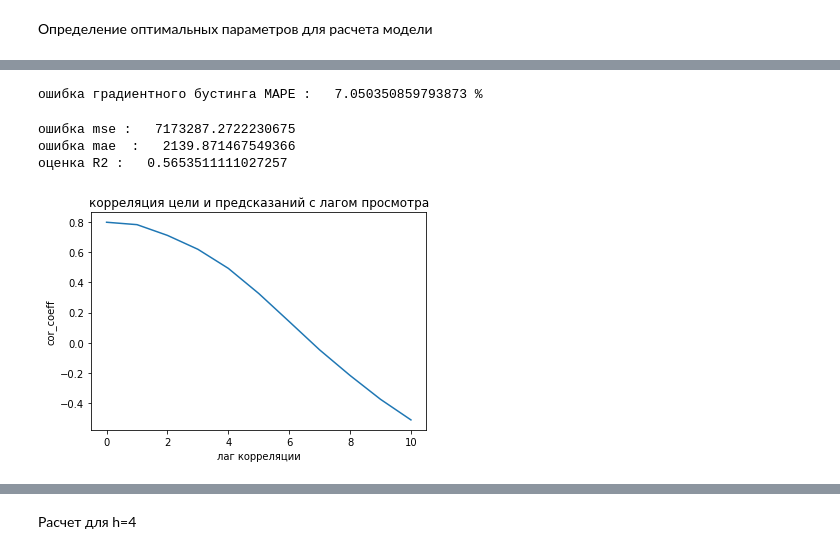
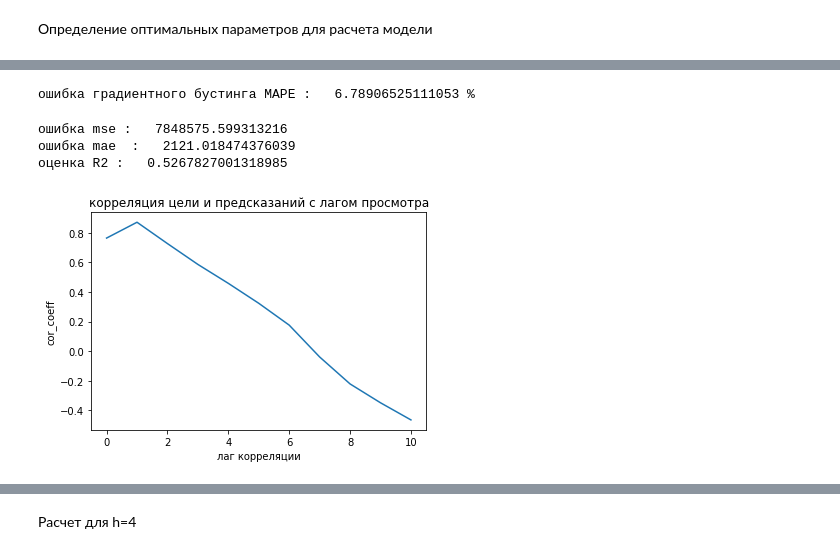
Before and after one commit to superpavelka/Machine-Learning-in-Business, a Jupyter notebook: Task4/Task4.ipynb, the cells around one changed output, grey strips where cells are left out. Saved outputs shown, nothing was run; the diff lists cells and outputs as text; code cells hidden in the pictures.

```diff
--- a/Task4/Task4.ipynb
+++ b/Task4/Task4.ipynb
@@ -97,7 +106,7 @@ model_gr =GradientBoostingRegressor()
 
 random_search = RandomizedSearchCV(model_gr, param_distributions=param_dist, n_iter=n_iter_search, cv=5, iid=False)
 
-random_search.fit(X_train, Y_train)
+random_search.fit(X_train_1, Y_train_1)
 
 report(random_search.cv_results_)
 # %% [output]
@@ -123,6 +130,6 @@ Parameters: {'n_estimators': 300, 'max_depth': 14}
 # %%
-model_data_1 = GradientBoostingRegressor(max_depth=1, random_state=0, n_estimators=200)
+model_data_1 = GradientBoostingRegressor(max_depth=3, random_state=0, n_estimators=1200)
 # %%
-model_data_1.fit( X_train, Y_train )
+model_data_1.fit( X_train_1, Y_train_1 )
 # %% [output]
 GradientBoostingRegressor(alpha=0.9, criterion='friedman_mse', init=None,
@@ -134,7 +141,7 @@ GradientBoostingRegressor(alpha=0.9, criterion='friedman_mse', init=None,
              random_state=0, subsample=1.0, tol=0.0001,
              validation_fraction=0.1, verbose=0, warm_start=False)
 # %%
-Y_test_pred_1 = model_data_1.predict(X_test)
+Y_test_pred_1 = model_data_1.predict(X_test_1)
 # %%
 plt.figure( figsize=( 15, 7 ))
 plt.xlabel('Время')
@@ -151,32 +158,32 @@ def mean_absolute_percentage_error(y_true, y_pred):
     y_true, y_pred = np.array(y_true), np.array(y_pred)
     return np.mean(np.abs((y_true - y_pred) / y_true)) * 100
 # %%
-er_1_mape = mean_absolute_percentage_error(Y_test,Y_test_pred_1)
+er_1_mape = mean_absolute_percentage_error(Y_test_1,Y_test_pred_1)
 
 print('ошибка градиентного бустинга MAPE :  ', er_1_mape,'%')
 # %% [output]
-ошибка градиентного бустинга MAPE :   7.050350859793873 %
+ошибка градиентного бустинга MAPE :   6.78906525111053 %
 # %%
-er_1_mse = mean_squared_error(Y_test, Y_test_pred_1)
-er_1_mae = mean_absolute_error(Y_test, Y_test_pred_1)
-er_1_r2 = r2_score(Y_test, Y_test_pred_1)
+er_1_mse = mean_squared_error(Y_test_1, Y_test_pred_1)
+er_1_mae = mean_absolute_error(Y_test_1, Y_test_pred_1)
+er_1_r2 = r2_score(Y_test_1, Y_test_pred_1)
 
 print('ошибка mse :  ', er_1_mse,'\nошибка mae  :  ', er_1_mae,'\nоценка R2 :  ', er_1_r2)
 # %% [output]
-ошибка mse :   7173287.2722230675
-ошибка mae  :   2139.871467549366
-оценка R2 :   0.5653511111027257
+ошибка mse :   7848575.599313216
+ошибка mae  :   2121.018474376039
+оценка R2 :   0.5267827001318985
 # %%
 lag=10
-p_cor=[np.corrcoef(Y_test, Y_test_pred_1)[1,0]]
+p_cor=[np.corrcoef(Y_test_1, Y_test_pred_1)[1,0]]
 for i in range(lag):
-    c=np.corrcoef( Y_test[:-(i+1)], Y_test_pred_1[(i+1):])[1,0]
+    c=np.corrcoef( Y_test_1[:-(i+1)], Y_test_pred_1[(i+1):])[1,0]
     p_cor.append(c)
 
 plt.plot(np.array(p_cor) )
 plt.xlabel('лаг корреляции')
 plt.ylabel('cor_coeff')
 plt.title('корреляция цели и предсказаний с лагом просмотра')
 plt.show()
 # %% [output]
-[figure, old version]
+[figure, new version]
```
Also changed, not shown: parts of 44 cells of this notebook.
